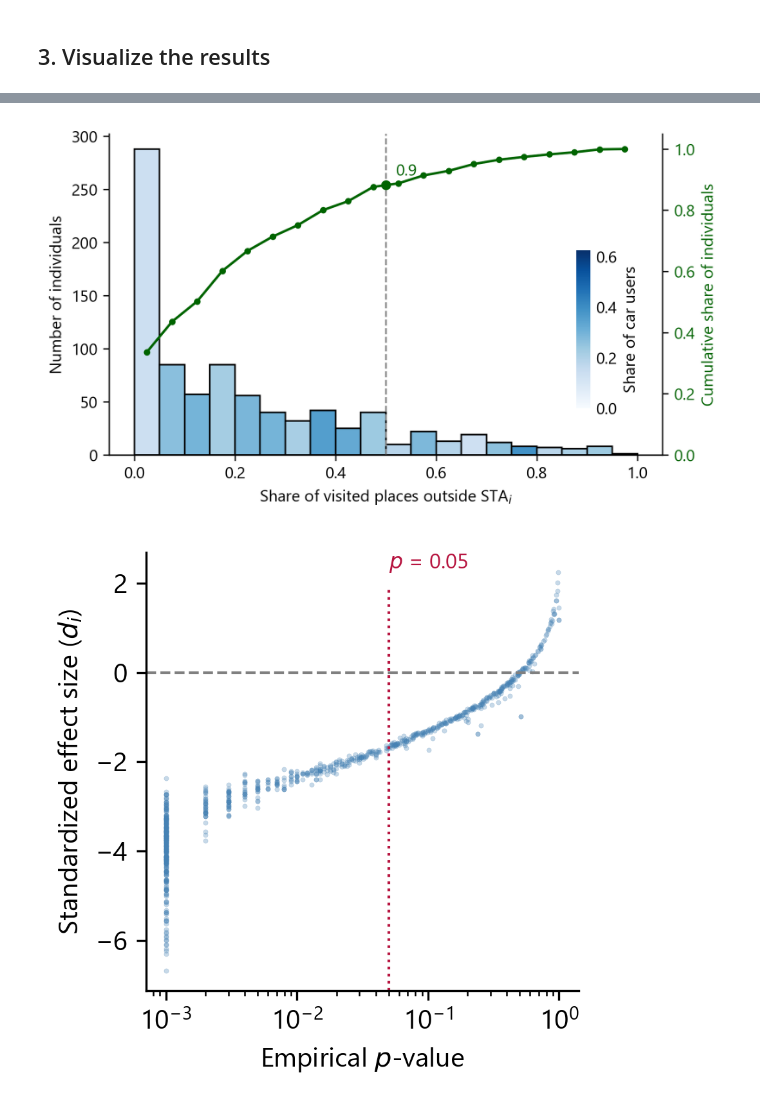
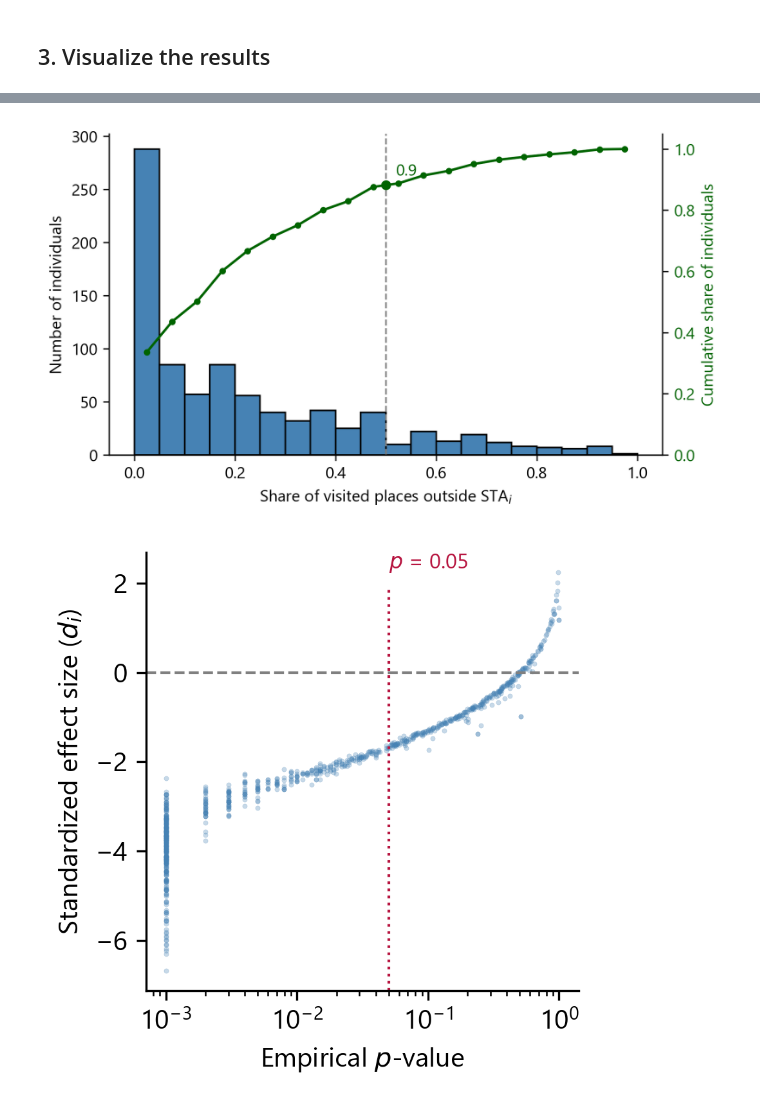
Before and after one commit to TheYuanLiao/netmob25, a Jupyter notebook: src/10-spa-set-vs-visits.ipynb, the cells around one changed output, grey strips where cells are left out. Saved outputs shown, nothing was run; the diff lists cells and outputs as text; code cells hidden in the pictures.

```diff
--- a/src/10-spa-set-vs-visits.ipynb
+++ b/src/10-spa-set-vs-visits.ipynb
@@ -415,7 +394,7 @@ fig, ax = plt.subplots(1, 1, figsize=(6, 3.5), dpi=300)
 # Bars
 for i in range(len(heights)):
     ax.bar(lefts[i], heights[i], width=width, align='edge',
-           color=colors[i], edgecolor='black', alpha=1)
+           color='steelblue', edgecolor='black', alpha=1)  # colors[i]
 
 # Primary axis labels
 ax.set_xlabel("Share of visited places outside STA$_i$")
@@ -456,48 +435,48 @@ ax2.text(
     f"{cum_at_x:.1f}",
     color="darkgreen", fontsize=10, va='bottom'
 )
 
 # -----------------------------
 # Horizontal TOP colorbar
 # -----------------------------
 sm = cm.ScalarMappable(
     cmap='Blues',
     norm=plt.Normalize(vmin=min(car_share), vmax=max(car_share))
 )
 sm.set_array([])
 
 # After creating `ax` and `sm` but BEFORE plt.tight_layout():
 
 # Get the position of the main axes
 bbox = ax.get_position()
 
 # Create a new axis for the colorbar above the main plot
-cax = fig.add_axes([
-    bbox.x0 + 0.65,          # same left as main ax
-    bbox.y1 - 0.6,   # a bit above the main ax
-    0.02,       # same width
-    bbox.height*0.5              # height of the colorbar
-])
+# cax = fig.add_axes([
+#     bbox.x0 + 0.65,          # same left as main ax
+#     bbox.y1 - 0.6,   # a bit above the main ax
+#     0.02,       # same width
+#     bbox.height*0.5              # height of the colorbar
+# ])
 
-cbar = fig.colorbar(
-    sm,
-    cax=cax,
-    orientation='vertical'
-)
-cbar.set_label("Share of car users")
-cbar.outline.set_visible(False)   # remove frame
-cbar.ax.tick_params(length=0)     # remove tick marks if you like
+# cbar = fig.colorbar(
+#     sm,
+#     cax=cax,
+#     orientation='vertical'
+# )
+# cbar.set_label("Share of car users")
+# cbar.outline.set_visible(False)   # remove frame
+# cbar.ax.tick_params(length=0)     # remove tick marks if you like
 
 # Final layout & save
 sns.despine(ax=ax, top=True, right=False)
 sns.despine(ax=ax2, top=True, left=False)
 
 plt.tight_layout()
 fig.savefig("figures/selectivity_excluded_share.png",
             dpi=300, bbox_inches='tight')
 plt.show()
 # %% [output]
-[figure, old version]
+[figure, new version]
 # %%
 # Drop NaNs
 df2plot = df_m_r.dropna(subset=['d_i', 'p_empirical'])
```
Also changed, not shown: parts of 2 cells of this notebook, 2 other files.
